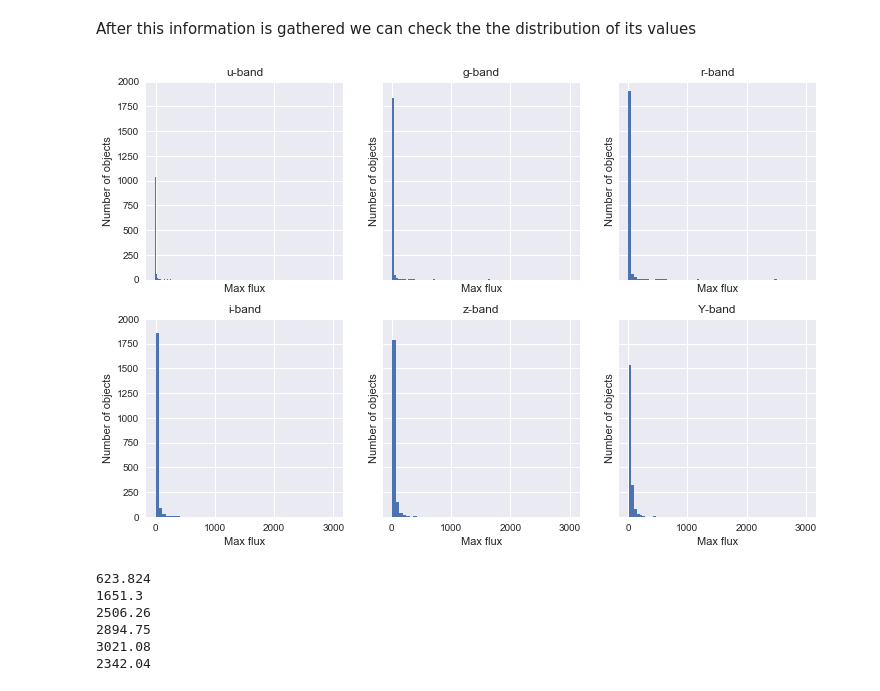
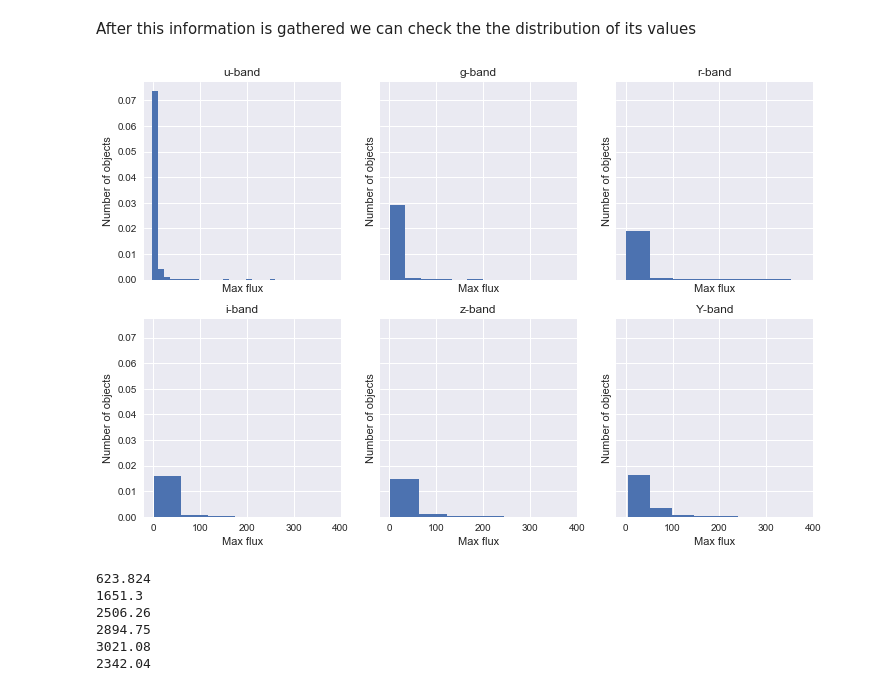
Before and after one commit to emilleishida/PLAsTiCC_Validation, a Jupyter notebook: pkl/MODEL03/PLAsTiCC_validation_MODEL03.ipynb, the cells around one changed output. Saved outputs shown, nothing was run; the diff lists cells and outputs as text; code cells hidden in the pictures.

```diff
--- a/pkl/MODEL03/PLAsTiCC_validation_MODEL03.ipynb
+++ b/pkl/MODEL03/PLAsTiCC_validation_MODEL03.ipynb
@@ -289,13 +274,14 @@ After this information is gathered we can check the the distribution of its valu
 # %%
 fig, axes = plt.subplots(2, 3, sharex=True, sharey=True, figsize=(12, 8))
 for id_f, f in enumerate(LSST_FILTERS):
     ax = axes[id_f // 3, id_f % 3]
-    ax.hist(max_flux[f], bins=50)
+    ax.hist(max_flux[f], bins=50, normed=True)
+    ax.set_xlim(-20, 400)
     ax.set_xlabel('Max flux')
     ax.set_ylabel('Number of objects')
     ax.set_title('%s-band' % f)
 # %% [output]
-[figure, old version]
+[figure, new version]
 # %%
 for f in LSST_FILTERS:
     print(max(max_flux[f]))
```
Also changed, not shown: parts of 17 cells of this notebook.
